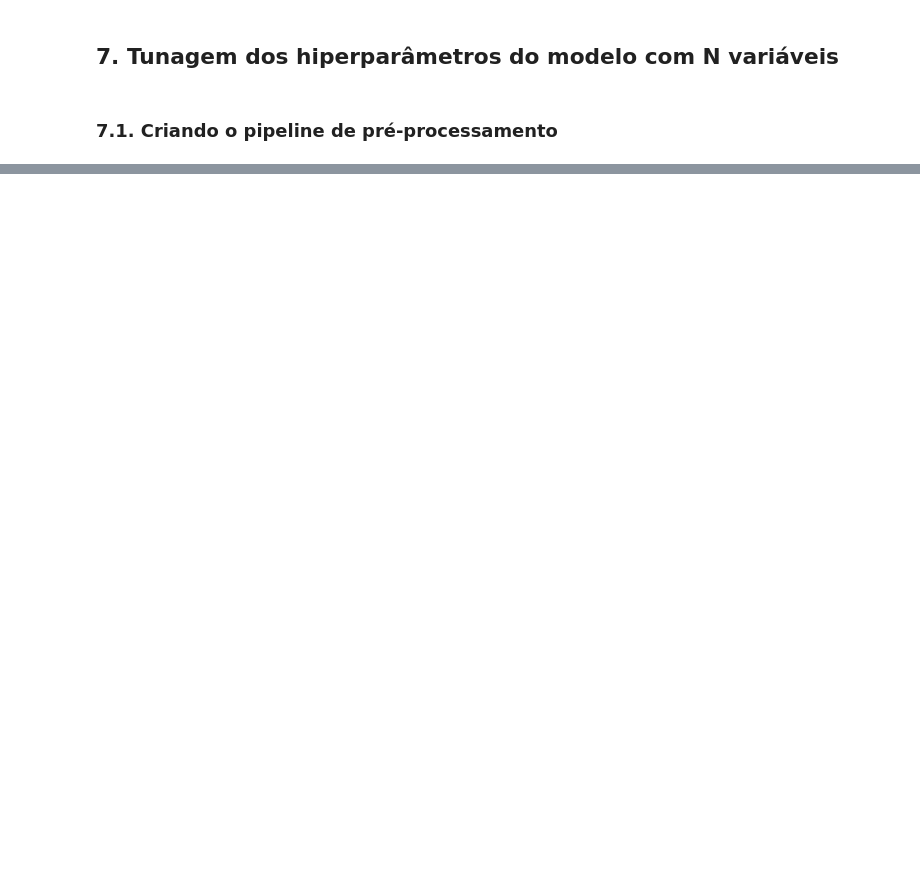
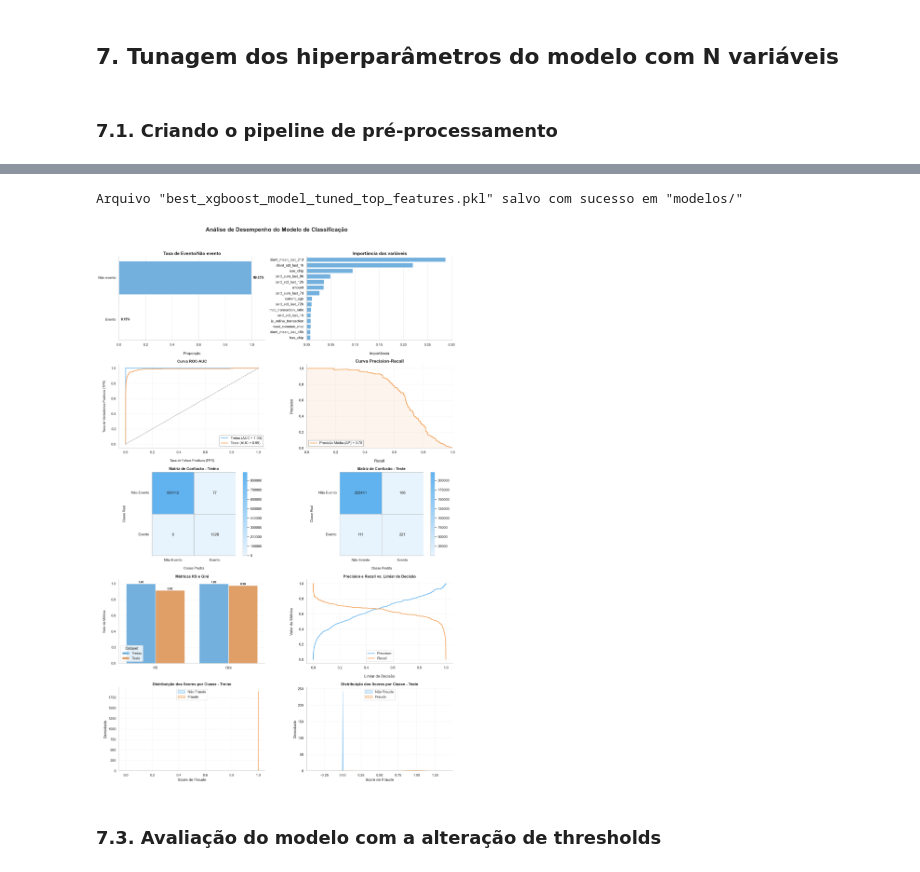
Before and after one commit to emso-exe/Deteccao_de_fraude_em_transacoes_financeiras, a Jupyter notebook: 003_modelagem_preditiva.ipynb, the cells around one changed output, grey strips where cells are left out. Cells and saved outputs as stored; diff of their text form; code cells hidden in the pictures; blank space fills up the shorter version.

```diff
--- a/003_modelagem_preditiva.ipynb
+++ b/003_modelagem_preditiva.ipynb
@@ -1289,7 +1343,7 @@ display(df_results)
 ### 7.1. Criando o pipeline de pré-processamento
 # %%
 # Define o número de variáveis mais importantes a serem exibidas
-top_n_features = 80
+top_n_features = 90
 
 # Obtém as importâncias das variáveis do modelo ajustado
 importances = best_algorithm_tuned.feature_importances_
@@ -1329,0 +1379,5 @@ SystemExit: 0
+# %%
+# Aplicando o pré-processamento nos conjuntos de treino e teste
+
+X_train_processed_top_features = preprocessor_top_features.fit_transform(X_train[top_features], y_train)
+X_test_processed_top_features = preprocessor_top_features.transform(X_test[top_features])
@@ -1329,0 +1471,6 @@ SystemExit: 0
+# %%
+# Cria o estudo Optuna com o sampler TPE
+study_top_features = optuna.create_study(direction='maximize', sampler=TPESampler(seed=42))
+
+# Otimiza o modelo com a função objetivo
+study_top_features.optimize(objective_xgboost_top_features, n_trials=50, n_jobs=-1, show_progress_bar=True, timeout=2400)
@@ -1329,0 +1527,28 @@ SystemExit: 0
+# %%
+# Recupera os melhores hiperparâmetros encontrados pelo Optuna
+params_top_features = study_top_features.best_params
+
+# Inicializa o modelo XGBoost com os melhores hiperparâmetros ajustados
+best_algorithm_tuned_top_features = XGBClassifier(**params_top_features, random_state=42, scale_pos_weight=scale_pos_weight,
+                                      eval_metric='logloss', use_label_encoder=False,
+                                      verbosity=0, n_jobs=-1)
+
+# Treina o modelo com os dados já pré-processados
+best_algorithm_tuned_top_features.fit(X_train_processed_top_features, y_train)
+
+# Salvando o modelo treinado
+save_model_pipeline(best_algorithm_tuned_top_features, 'best_xgboost_model_tuned_top_features')
+
+# Plota as métricas de desempenho do melhor modelo ajustado
+plot_metrics(
+    best_algorithm_tuned_top_features,
+    X_train_processed_top_features,
+    y_train,
+    X_test_processed_top_features,
+    y_test,
+    top_features)
+# %% [output]
+Arquivo "best_xgboost_model_tuned_top_features.pkl" salvo com sucesso em "modelos/"
+[figure, added]
+# %% [markdown]
+### 7.3. Avaliação do modelo com a alteração de thresholds
```
Also changed, not shown: parts of 21 cells of this notebook.
